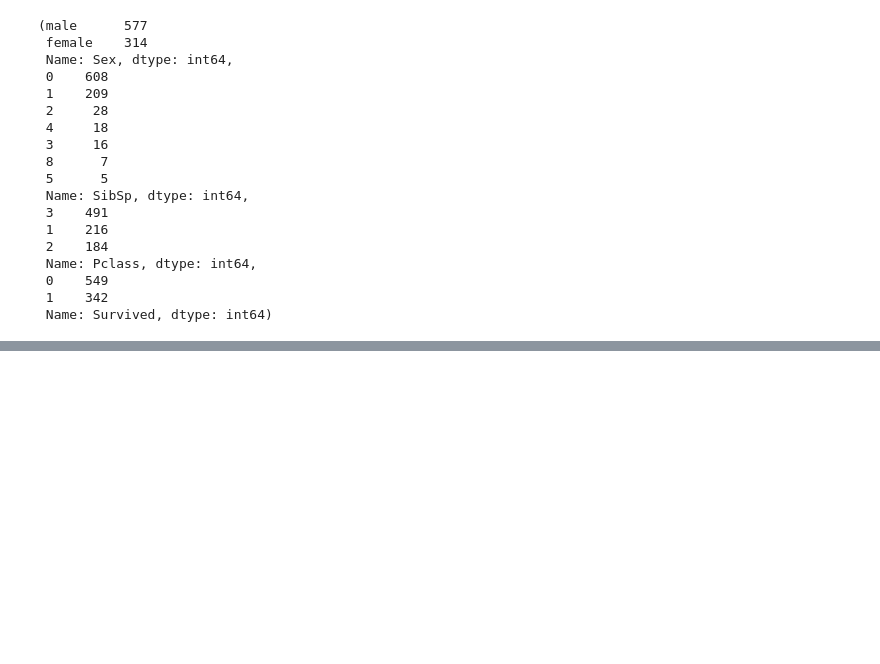
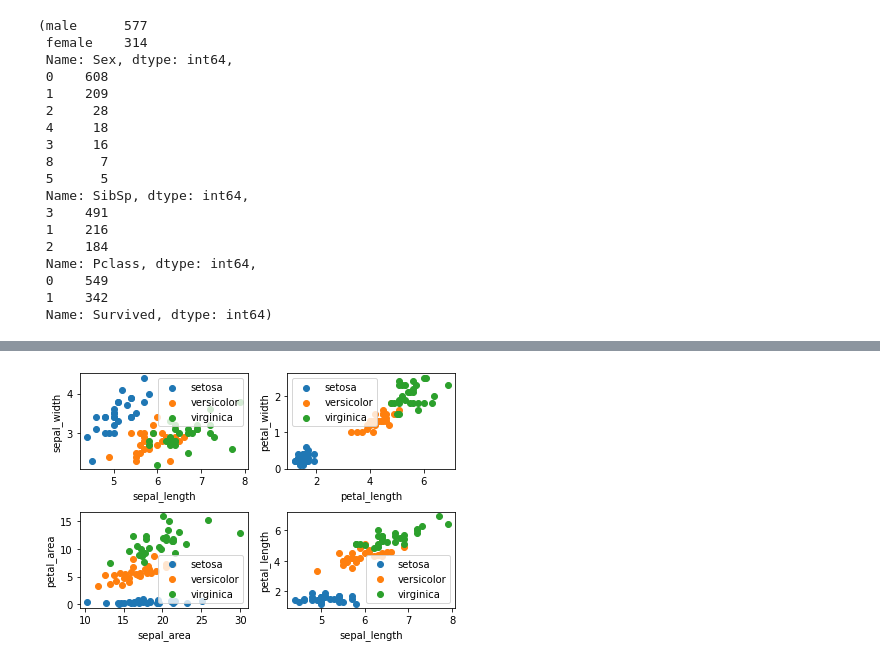
Before and after one commit to gabrielatijerina/classification-exercises, a Jupyter notebook: classification_exercises.ipynb, the cells around one changed output, grey strips where cells are left out. Saved outputs shown, nothing was run; the diff lists cells and outputs as text; code cells hidden in the pictures; blank space fills up the shorter version.

```diff
--- a/classification_exercises.ipynb
+++ b/classification_exercises.ipynb
@@ -220,0 +651,22 @@ df_google.Sex.value_counts(), df_google.SibSp.value_counts(), df_google.Pclass.v
+# %%
+#alternate to creating subplots
+def scatter_by_species(x, y):
+    for species, subset in train.groupby('species'):#loop through each subset and plot it
+        plt.scatter(subset[x], subset[y], label=species)
+        plt.xlabel(x)
+        plt.ylabel(y)
+        plt.legend()
+# %%
+#subplots:
+plt.subplot(2, 2, 1)
+scatter_by_species('sepal_length', 'sepal_width')
+plt.subplot(2, 2, 2)
+scatter_by_species('petal_length', 'petal_width')
+plt.subplot(2, 2, 3)
+scatter_by_species('sepal_area', 'petal_area')
+plt.subplot(2, 2, 4)
+scatter_by_species('sepal_length', 'petal_length')
+
+plt.tight_layout()
+# %% [output]
+[figure, added]
```
Also changed, not shown: parts of 62 cells of this notebook.
